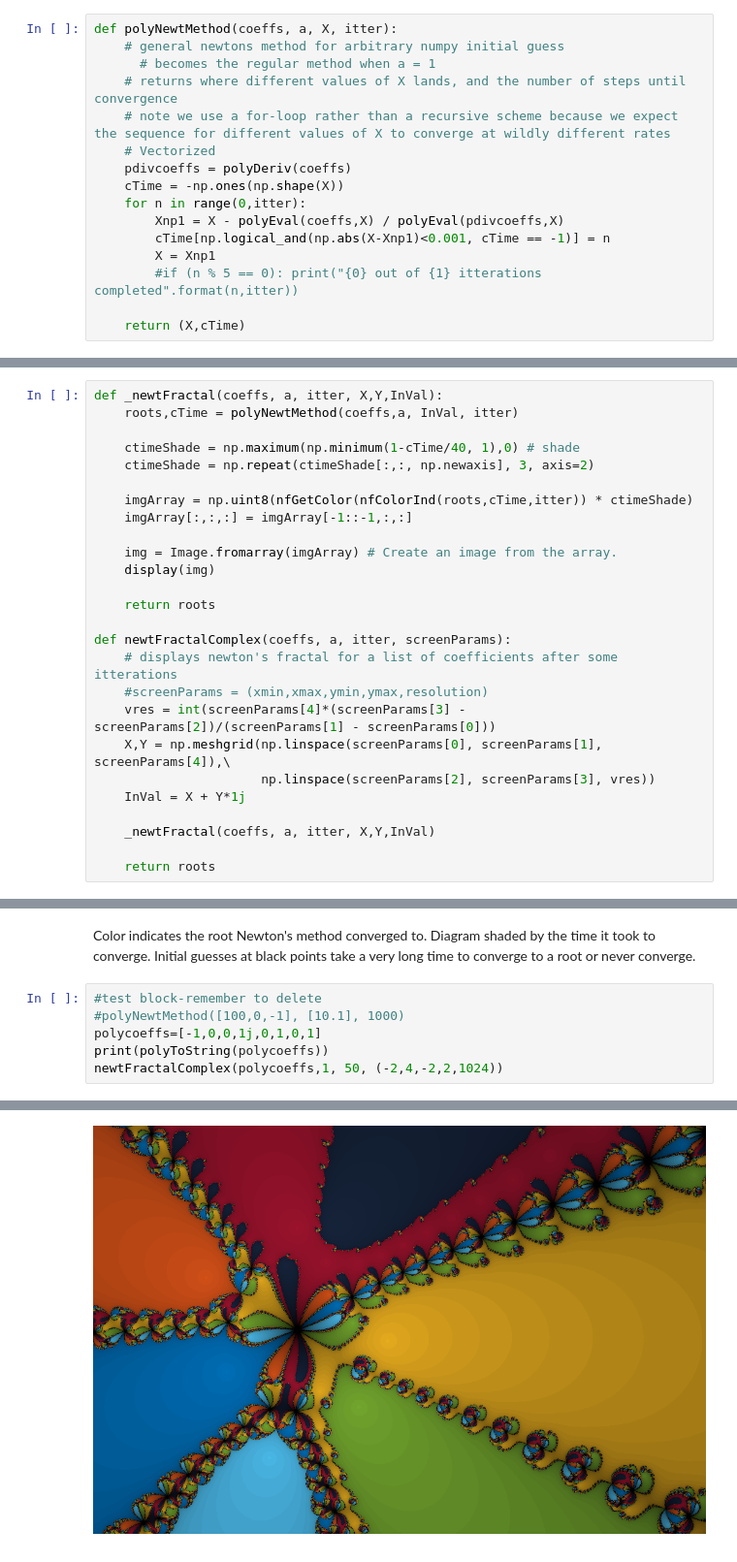
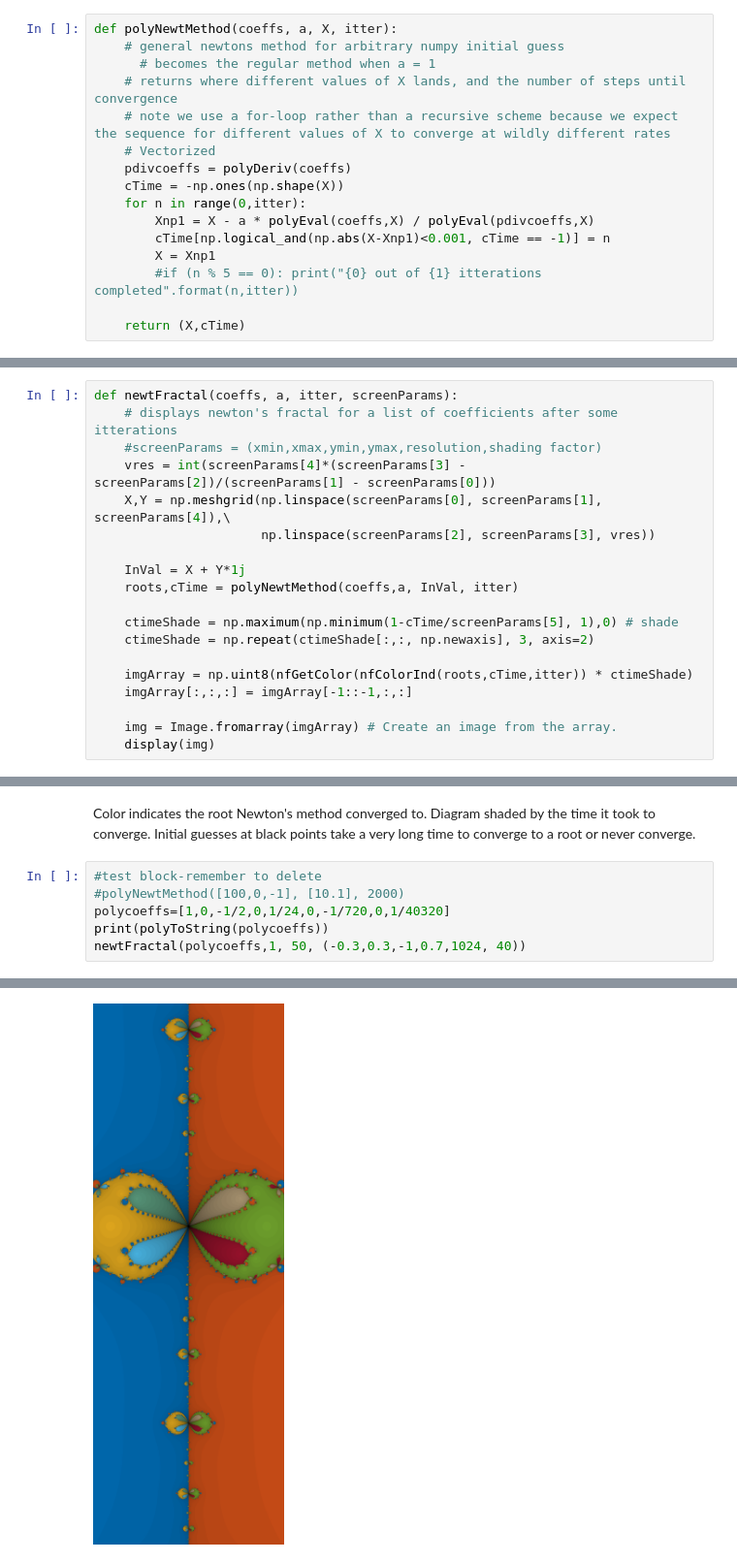
Before and after one commit to sefsnf/Math152, a Jupyter notebook: Exploration_Project_2.ipynb, the cells around one changed output, grey strips where cells are left out. Shown at 97% size. Drawn from its saved outputs; the diff is of its cells as text.

```diff
--- a/Exploration_Project_2.ipynb
+++ b/Exploration_Project_2.ipynb
@@ -43,7 +43,7 @@ def polyNewtMethod(coeffs, a, X, itter):
     pdivcoeffs = polyDeriv(coeffs)
     cTime = -np.ones(np.shape(X))
     for n in range(0,itter):
-        Xnp1 = X - polyEval(coeffs,X) / polyEval(pdivcoeffs,X)
+        Xnp1 = X - a * polyEval(coeffs,X) / polyEval(pdivcoeffs,X)
         cTime[np.logical_and(np.abs(X-Xnp1)<0.001, cTime == -1)] = n
         X = Xnp1
         #if (n % 5 == 0): print("{0} out of {1} itterations completed".format(n,itter))
@@ -134,10 +135,17 @@ def nfColorInd(roots,cTime,itter):
 # %% [markdown]
 ##Imaging
 # %%
-def _newtFractal(coeffs, a, itter, X,Y,InVal):
+def newtFractal(coeffs, a, itter, screenParams):
+    # displays newton's fractal for a list of coefficients after some itterations
+    #screenParams = (xmin,xmax,ymin,ymax,resolution,shading factor)
+    vres = int(screenParams[4]*(screenParams[3] - screenParams[2])/(screenParams[1] - screenParams[0]))
+    X,Y = np.meshgrid(np.linspace(screenParams[0], screenParams[1], screenParams[4]),\
+                      np.linspace(screenParams[2], screenParams[3], vres))
+
+    InVal = X + Y*1j
     roots,cTime = polyNewtMethod(coeffs,a, InVal, itter)
 
-    ctimeShade = np.maximum(np.minimum(1-cTime/40, 1),0) # shade
+    ctimeShade = np.maximum(np.minimum(1-cTime/screenParams[5], 1),0) # shade
     ctimeShade = np.repeat(ctimeShade[:,:, np.newaxis], 3, axis=2)
 
     imgArray = np.uint8(nfGetColor(nfColorInd(roots,cTime,itter)) * ctimeShade)
@@ -145,20 +153,6 @@ def _newtFractal(coeffs, a, itter, X,Y,InVal):
 
     img = Image.fromarray(imgArray) # Create an image from the array.
     display(img)
-
-    return roots
-
-def newtFractalComplex(coeffs, a, itter, screenParams):
-    # displays newton's fractal for a list of coefficients after some itterations
-    #screenParams = (xmin,xmax,ymin,ymax,resolution)
-    vres = int(screenParams[4]*(screenParams[3] - screenParams[2])/(screenParams[1] - screenParams[0]))
-    X,Y = np.meshgrid(np.linspace(screenParams[0], screenParams[1], screenParams[4]),\
-                      np.linspace(screenParams[2], screenParams[3], vres))
-    InVal = X + Y*1j
-
-    _newtFractal(coeffs, a, itter, X,Y,InVal)
-
-    return roots
 # %% [markdown]
 Zooming
 # %%
@@ -184,8 +178,8 @@ Color indicates the root Newton's method converged to.
 Diagram shaded by the time it took to converge. Initial guesses at black points take a very long time to converge to a root or never converge.
 # %%
 #test block-remember to delete
-#polyNewtMethod([100,0,-1], [10.1], 1000)
-polycoeffs=[-1,0,0,1j,0,1,0,1]
+#polyNewtMethod([100,0,-1], [10.1], 2000)
+polycoeffs=[1,0,-1/2,0,1/24,0,-1/720,0,1/40320]
 print(polyToString(polycoeffs))
-newtFractalComplex(polycoeffs,1, 50, (-2,4,-2,2,1024))
+newtFractal(polycoeffs,1, 50, (-0.3,0.3,-1,0.7,1024, 40))
 # %% [output]
@@ -193 +187 @@ newtFractalComplex(polycoeffs,1, 50, (-2,4,-2,2,1024))
-[figure, old version]
+[figure, new version]
```
Also changed, not shown: parts of 11 cells of this notebook.
